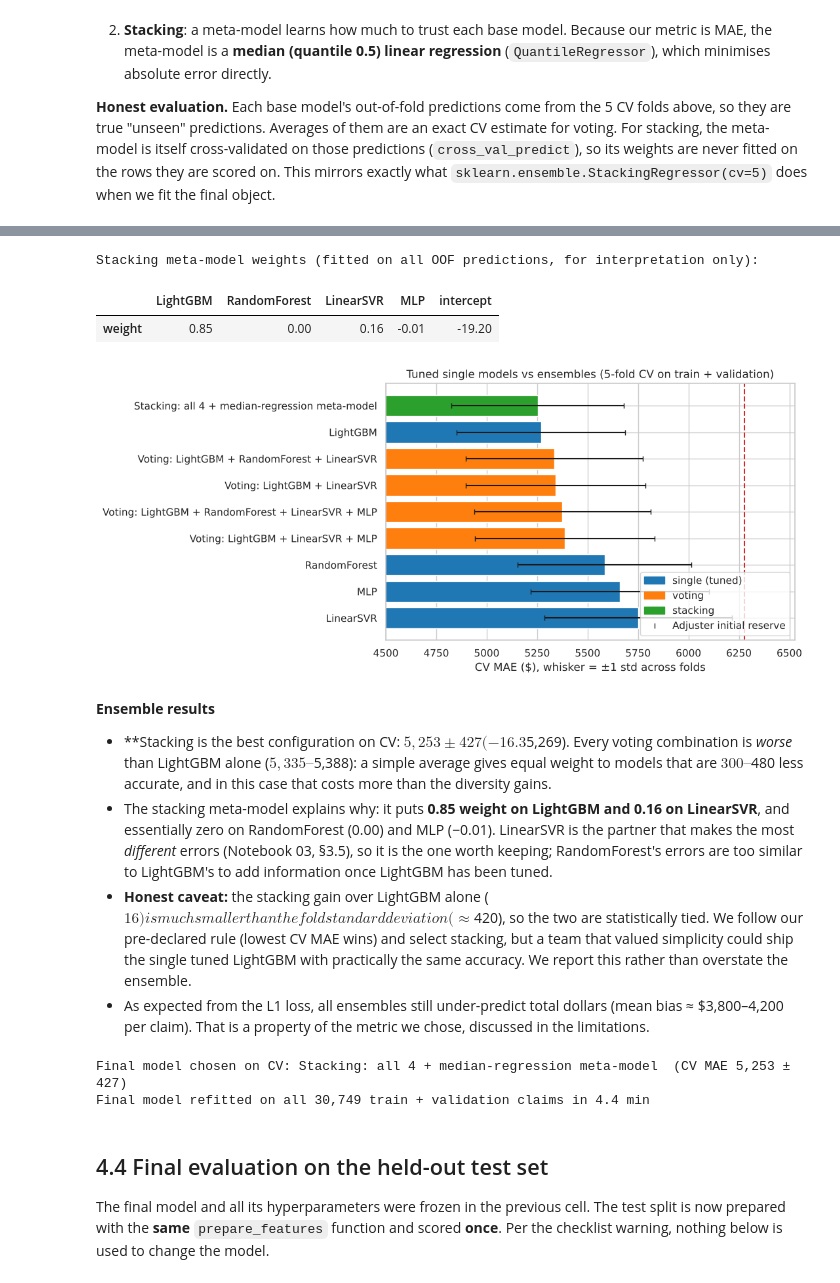
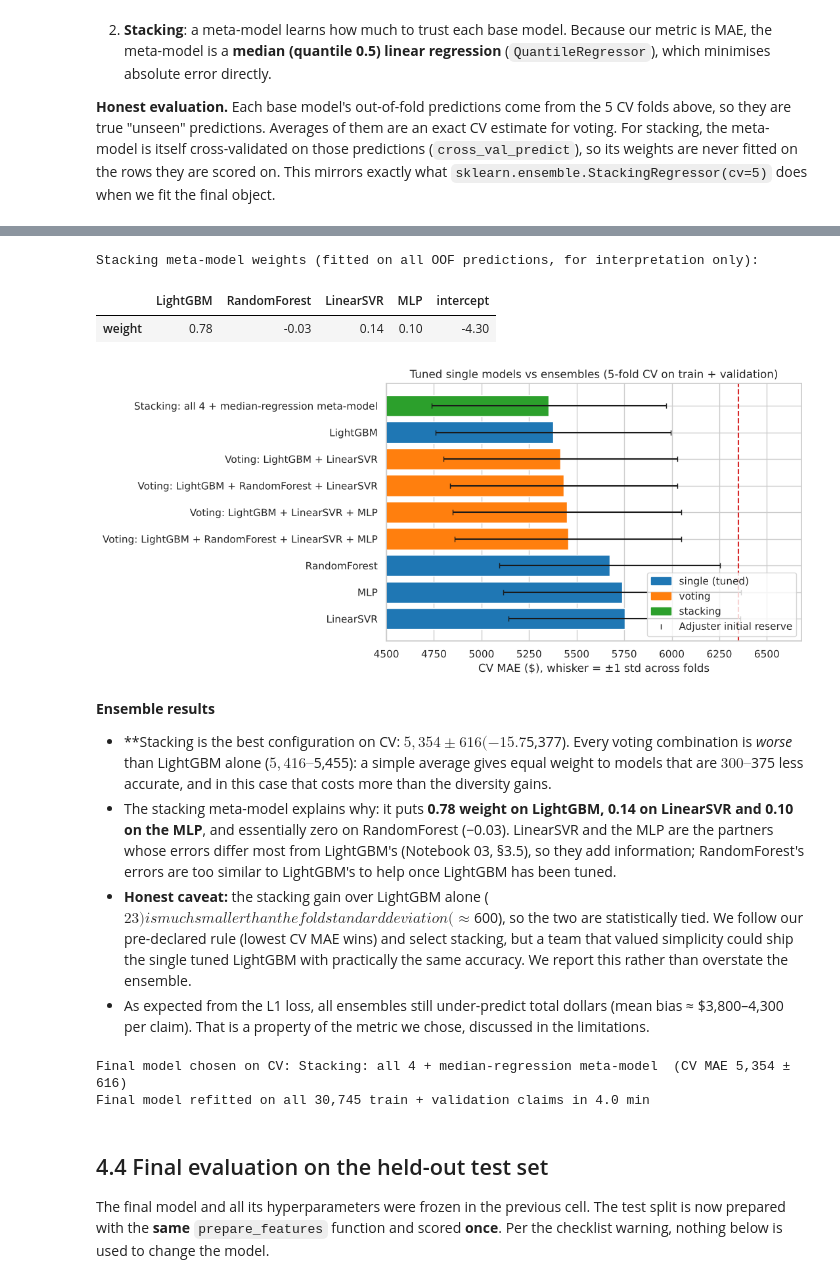
Before and after one commit to coredium98/insy674-group-project, a Jupyter notebook: notebooks/04_fine_tune_system.ipynb, the cells around one changed output, grey strips where cells are left out. Saved outputs shown, nothing was run; the diff lists cells and outputs as text; code cells hidden in the pictures.

```diff
--- a/notebooks/04_fine_tune_system.ipynb
+++ b/notebooks/04_fine_tune_system.ipynb
@@ -71,11 +71,11 @@ shortlist_info = json.load(open(TABLES_DIR / "03_shortlist.json"))
 print("Shortlist from Notebook 03:", shortlist_info["shortlist"])
 
 train_df, val_df, test_df = load_splits(REPO_ROOT)
-full_df = pd.concat([train_df, val_df])          # 85% used for tuning
+full_df = pd.concat([train_df, val_df], ignore_index=True)   # 85% used for tuning
 X_full, y_full = make_xy(full_df, drop_sensitive=True)
 print(f"Tuning data: {X_full.shape} | test split stays locked: {test_df.shape[0]:,} claims")
 
-FOLDS = list(KFold(n_splits=5, shuffle=True, random_state=RANDOM_STATE).split(X_full))
+FOLDS = group_folds(X_full, full_df[ID_COL])   # no ClaimNumber on both sides of a fold
 
 # Baseline on the same folds: the adjuster's initial reserve
 adj_folds = pd.DataFrame([regression_report(y_full.iloc[va], X_full[INITIAL_COL].iloc[va]) for _, va in FOLDS])
@@ -408,7 +409,7 @@ for combo in combos:
                      "MAE_std": m.std(), **{k: v for k, v in regression_report(y_full, pred).items() if k != "MAE"}})
 
 meta = QuantileRegressor(quantile=0.5, alpha=0.0, solver="highs")
-stack_pred = cross_val_predict(meta, OOF_MAT[names].values, y_full.values, cv=KFold(5, shuffle=True, random_state=7))
+stack_pred = cross_val_predict(meta, OOF_MAT[names].values, y_full.values, cv=FOLDS)
 m = fold_mae(stack_pred)
 ens_rows.append({"model": "Stacking: all 4 + median-regression meta-model", "type": "stacking", "MAE_mean": m.mean(),
                  "MAE_std": m.std(), **{k: v for k, v in regression_report(y_full, stack_pred).items() if k != "MAE"}})
@@ -450,13 +451,13 @@ ens_table.to_csv(TABLES_DIR / "04_ensemble_comparison.csv", index=False)
 Stacking meta-model weights (fitted on all OOF predictions, for interpretation only):
 |  | LightGBM | RandomForest | LinearSVR | MLP | intercept |
-| weight | 0.85 | 0.00 | 0.16 | -0.01 | -19.20 |
+| weight | 0.78 | -0.03 | 0.14 | 0.10 | -4.30 |
-[figure, old version]
+[figure, new version]
 # %% [markdown]
 **Ensemble results**
-* **Stacking is the best configuration on CV: $5,253 ± 427 (−16.3% vs the adjuster)**, followed closely by tuned LightGBM alone ($5,269). Every voting combination is *worse* than LightGBM alone ($5,335–$5,388): a simple average gives equal weight to models that are $300–$480 less accurate, and in this case that costs more than the diversity gains.
-* The stacking meta-model explains why: it puts **0.85 weight on LightGBM and 0.16 on LinearSVR**, and essentially zero on RandomForest (0.00) and MLP (−0.01). LinearSVR is the partner that makes the most *different* errors (Notebook 03, §3.5), so it is the one worth keeping; RandomForest's errors are too similar to LightGBM's to add information once LightGBM has been tuned.
-* **Honest caveat:** the stacking gain over LightGBM alone ($16) is much smaller than the fold standard deviation (≈ $420), so the two are statistically tied. We follow our pre-declared rule (lowest CV MAE wins) and select stacking, but a team that valued simplicity could ship the single tuned LightGBM with practically the same accuracy. We report this rather than overstate the ensemble.
-* As expected from the L1 loss, all ensembles still under-predict total dollars (mean bias ≈ $3,800–4,200 per claim). That is a property of the metric we chose, discussed in the limitations.
+* **Stacking is the best configuration on CV: $5,354 ± 616 (−15.7% vs the adjuster)**, followed closely by tuned LightGBM alone ($5,377). Every voting combination is *worse* than LightGBM alone ($5,416–$5,455): a simple average gives equal weight to models that are $300–$375 less accurate, and in this case that costs more than the diversity gains.
+* The stacking meta-model explains why: it puts **0.78 weight on LightGBM, 0.14 on LinearSVR and 0.10 on the MLP**, and essentially zero on RandomForest (−0.03). LinearSVR and the MLP are the partners whose errors differ most from LightGBM's (Notebook 03, §3.5), so they add information; RandomForest's errors are too similar to LightGBM's to help once LightGBM has been tuned.
+* **Honest caveat:** the stacking gain over LightGBM alone ($23) is much smaller than the fold standard deviation (≈ $600), so the two are statistically tied. We follow our pre-declared rule (lowest CV MAE wins) and select stacking, but a team that valued simplicity could ship the single tuned LightGBM with practically the same accuracy. We report this rather than overstate the ensemble.
+* As expected from the L1 loss, all ensembles still under-predict total dollars (mean bias ≈ $3,800–4,300 per claim). That is a property of the metric we chose, discussed in the limitations.
 # %%
 # Lock the final model: chosen on cross-validation only, BEFORE the test set is opened.
 best_row = ens_table.iloc[0]
@@ -468,7 +469,7 @@ if FINAL_CHOICE.startswith("Stacking"):
     final_model = StackingRegressor(
         estimators=estimators,
         final_estimator=QuantileRegressor(quantile=0.5, alpha=0.0, solver="highs"),
-        cv=KFold(5, shuffle=True, random_state=RANDOM_STATE), n_jobs=-1)
+        cv=FOLDS, n_jobs=-1)   # same claim-grouped folds as the CV estimate
 elif FINAL_CHOICE.startswith("Voting"):
     members = FINAL_CHOICE.replace("Voting: ", "").split(" + ")
     final_model = VotingRegressor([(n, FACTORIES[n](BEST[n])) for n in members], n_jobs=-1)
@@ -483,8 +484,8 @@ print(f"Final model refitted on all {len(X_full):,} train + validation claims in
 best_single = ens_table.query("type == 'single (tuned)'").iloc[0]["model"]
 single_model = FACTORIES[best_single](BEST[best_single]).fit(X_full, y_full)
 # %% [output]
-Final model chosen on CV: Stacking: all 4 + median-regression meta-model  (CV MAE 5,253 ± 427)
-Final model refitted on all 30,749 train + validation claims in 4.4 min
+Final model chosen on CV: Stacking: all 4 + median-regression meta-model  (CV MAE 5,354 ± 616)
+Final model refitted on all 30,745 train + validation claims in 4.0 min
 # %% [markdown]
 ## 4.4 Final evaluation on the held-out test set
 
```
Also changed, not shown: parts of 21 cells of this notebook, 13 other files.
